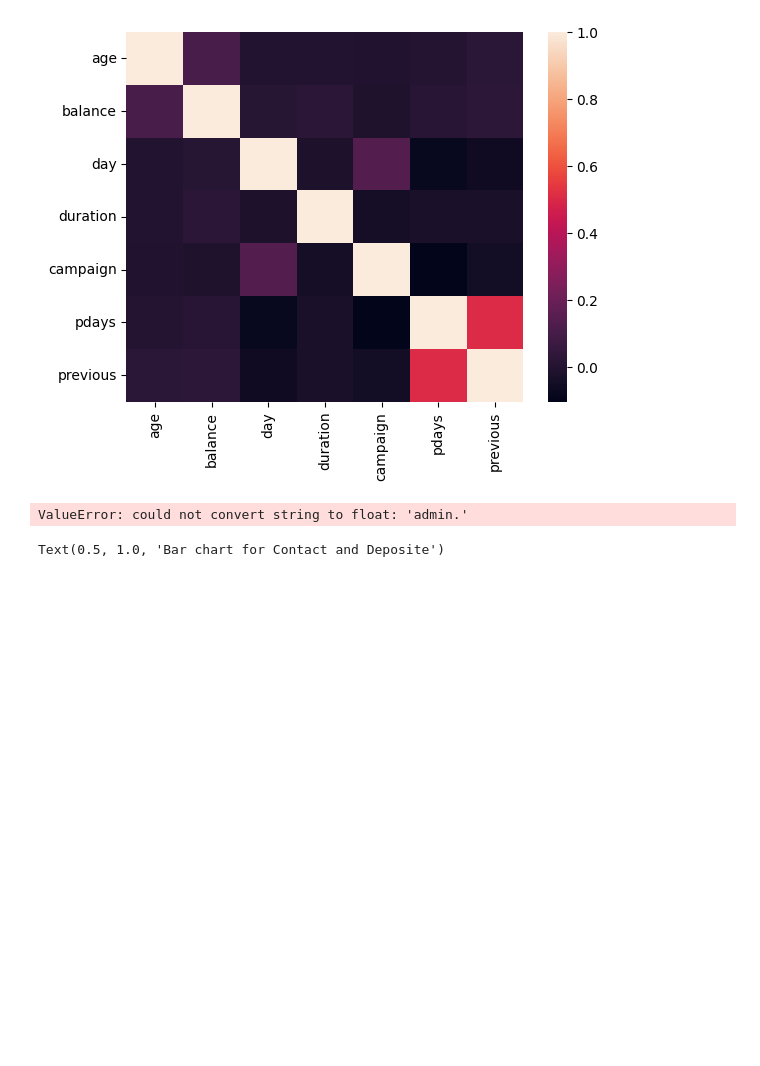
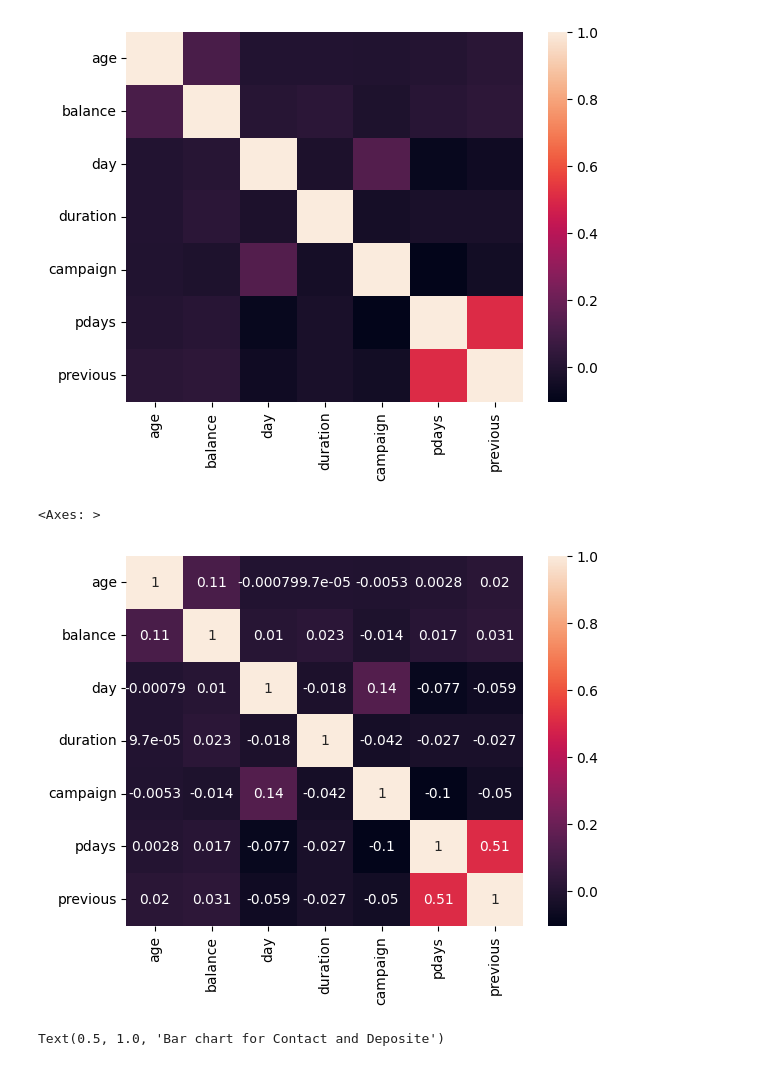
Before and after one commit to amitkumar1075/Bank-loan-prediction, a Jupyter notebook: Bank_Loan_Prediction.ipynb, the cells around one changed output. Drawn from its saved outputs; the diff is of its cells as text; code cells hidden in the pictures; blank space fills up the shorter version.

```diff
--- a/Bank_Loan_Prediction.ipynb
+++ b/Bank_Loan_Prediction.ipynb
@@ -255,9 +255,10 @@ sns.heatmap(data.corr(numeric_only=True))
 [figure]
 # %%
 # heatmap with values
-sns.heatmap(data.corr(), annot=True)
+sns.heatmap(data.corr(numeric_only=True), annot=True)
 # %% [output]
-ValueError: could not convert string to float: 'admin.'
+<Axes: >
+[figure, added]
 # %%
 # bar chart
 plt.figure(figsize=(10,5))
```
Also changed, not shown: parts of 26 cells of this notebook, 5 other files.
